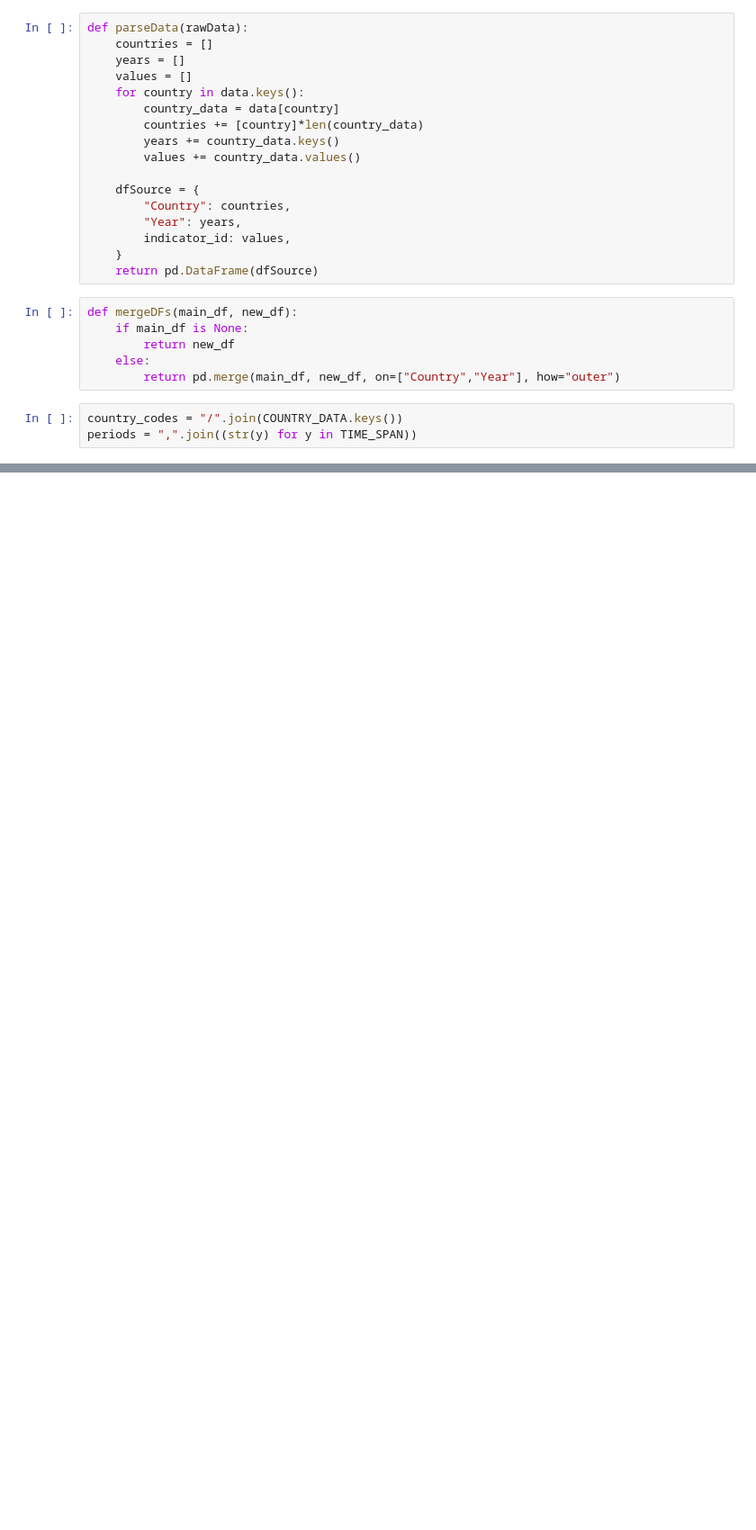
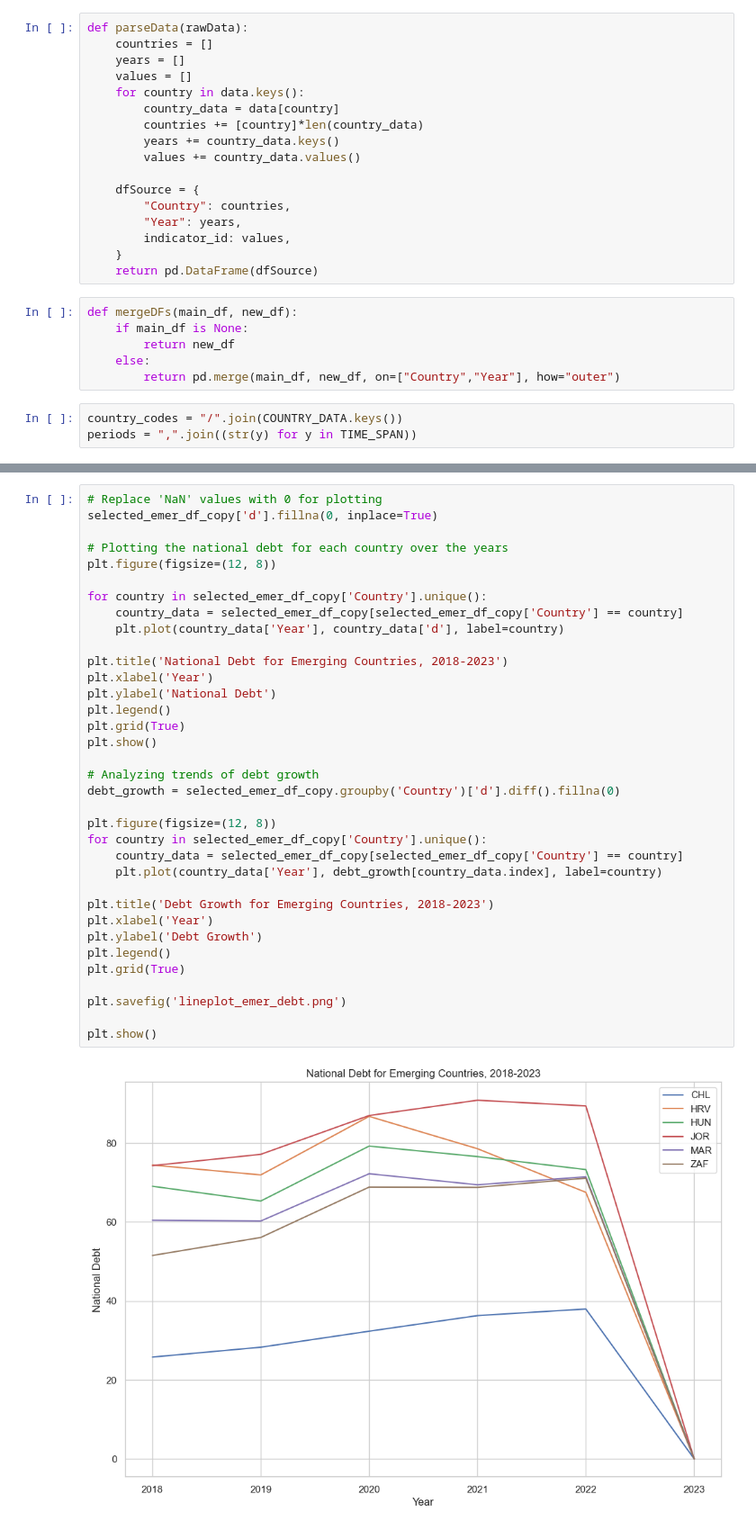
Before and after one commit to eaccooper5/project_1, a Jupyter notebook: TEST1.ipynb, the cells around one changed output, grey strips where cells are left out. Shown at 90% size. Saved outputs shown, nothing was run; the diff lists cells and outputs as text; blank space fills up the shorter version.

```diff
--- a/TEST1.ipynb
+++ b/TEST1.ipynb
@@ -226,0 +228,37 @@ plt.show()
+# %%
+# Replace 'NaN' values with 0 for plotting
+selected_emer_df_copy['d'].fillna(0, inplace=True)
+
+# Plotting the national debt for each country over the years
+plt.figure(figsize=(12, 8))
+
+for country in selected_emer_df_copy['Country'].unique():
+    country_data = selected_emer_df_copy[selected_emer_df_copy['Country'] == country]
+    plt.plot(country_data['Year'], country_data['d'], label=country)
+
+plt.title('National Debt for Emerging Countries, 2018-2023')
+plt.xlabel('Year')
+plt.ylabel('National Debt')
+plt.legend()
+plt.grid(True)
+plt.show()
+
+# Analyzing trends of debt growth
+debt_growth = selected_emer_df_copy.groupby('Country')['d'].diff().fillna(0)
+
+plt.figure(figsize=(12, 8))
+for country in selected_emer_df_copy['Country'].unique():
+    country_data = selected_emer_df_copy[selected_emer_df_copy['Country'] == country]
+    plt.plot(country_data['Year'], debt_growth[country_data.index], label=country)
+
+plt.title('Debt Growth for Emerging Countries, 2018-2023')
+plt.xlabel('Year')
+plt.ylabel('Debt Growth')
+plt.legend()
+plt.grid(True)
+
+plt.savefig('lineplot_emer_debt.png')
+
+plt.show()
+# %% [output]
+[figure, added]
```
Also changed, not shown: parts of 19 cells of this notebook.
